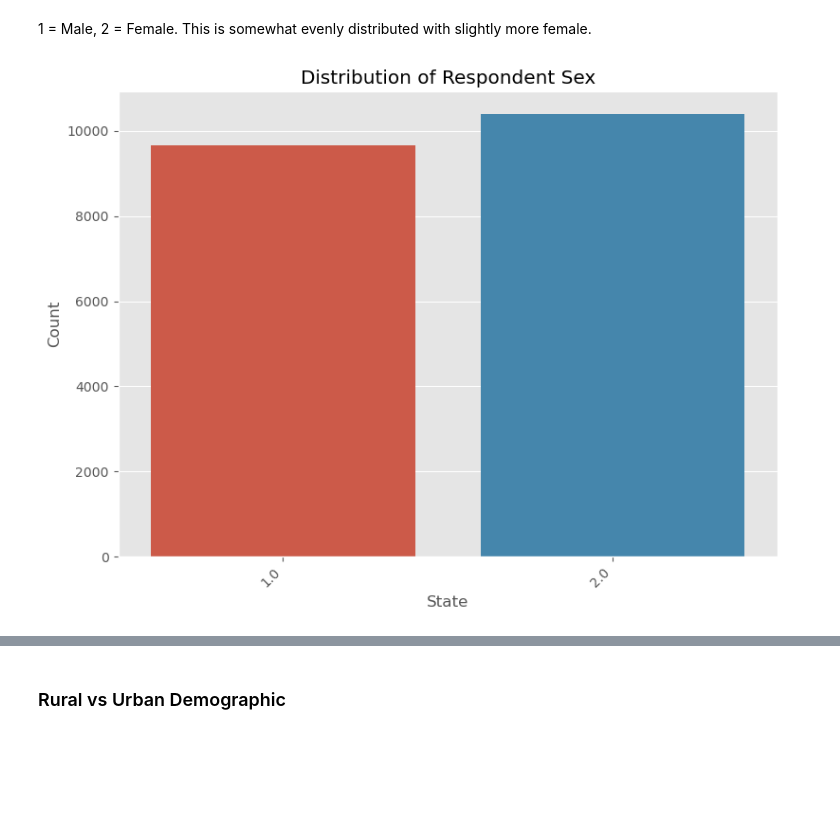
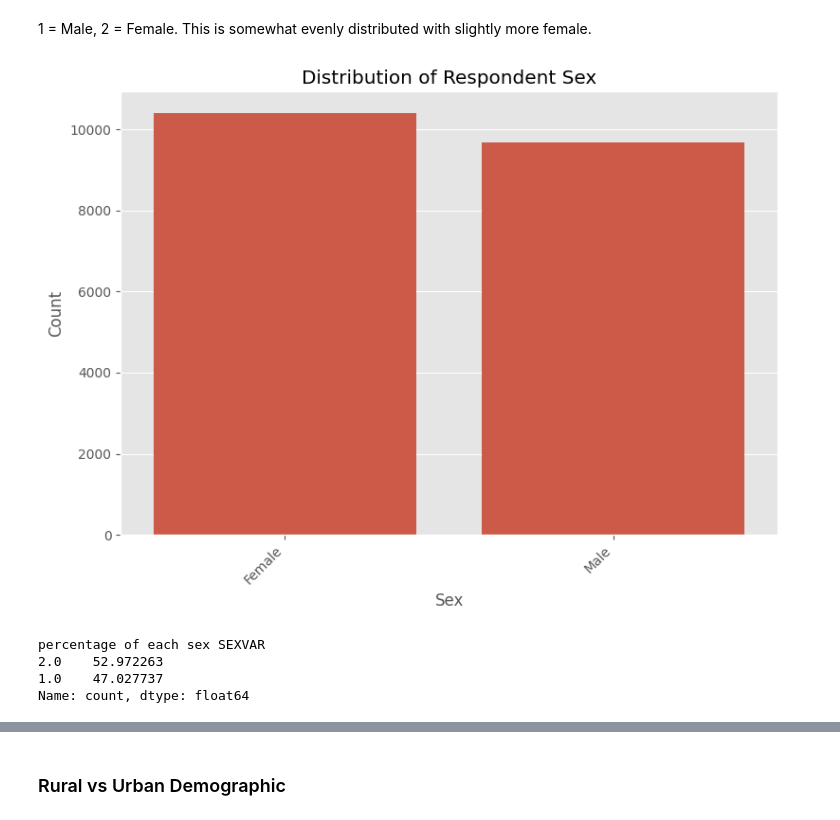
Before and after one commit to darrencheninfo/ADS504_G1_Project, a Jupyter notebook: ADS504_EDA.ipynb, the cells around one changed output, grey strips where cells are left out. Drawn from its saved outputs; the diff is of its cells as text; code cells hidden in the pictures; blank space fills up the shorter version.

Commit message:
Updated some charts

```diff
--- a/ADS504_EDA.ipynb
+++ b/ADS504_EDA.ipynb
@@ -38,8 +23,7 @@ Successfully installed missingno-0.5.2
 ### Import Dataset
 # %%
 #import dataset
-# df = pd.read_sas('/content/drive/MyDrive/ADS 504 | Final Project/LLCP2023.XPT ', format='xport')
-df = pd.read_sas('raw_data/LLCP2023.XPT', format='xport')   # Darren's import path #todo: remove this line when using the shared dataset
+df = pd.read_sas('/content/drive/MyDrive/ADS 504 | Final Project/LLCP2023.XPT ', format='xport')
 # %%
 df.shape
 # %% [output]
@@ -298,18 +282,26 @@ full_dq
 # %% [markdown]
 1 = Male, 2 = Female. This is somewhat evenly distributed with slightly more  female.
 # %%
+df4['SEX_LABEL'] = df4['SEXVAR'].replace({1: 'Male', 2: 'Female'})
+
 plt.style.use('ggplot')
 plt.figure(figsize=(8, 6))
-sns.countplot(x="SEXVAR", data=df4)
+sns.countplot(x="SEX_LABEL", data=df4)
 plt.title('Distribution of Respondent Sex')
-plt.xlabel('State')
+plt.xlabel('Sex')
 plt.ylabel('Count')
 plt.xticks(rotation=45, ha='right')
-
 plt.tight_layout()
 plt.show()
 # %% [output]
-[figure, old version]
+[figure, new version]
+# %%
+print("percentage of each sex", df['SEXVAR'].value_counts()/len(df)*100)
+# %% [output]
+percentage of each sex SEXVAR
+2.0    52.972263
+1.0    47.027737
+Name: count, dtype: float64
 # %%
 col = get_existing_cols(df2, sections, 'Respondent_Sex')
 msno.bar(df2[col],
```
Also changed, not shown: parts of 12 cells of this notebook.
